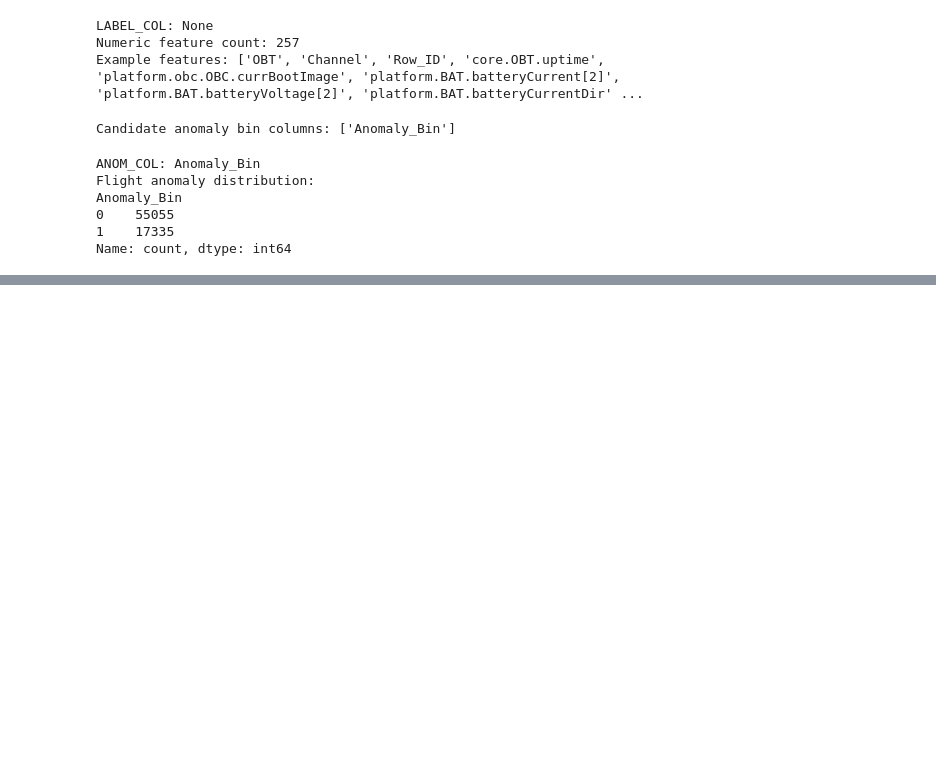
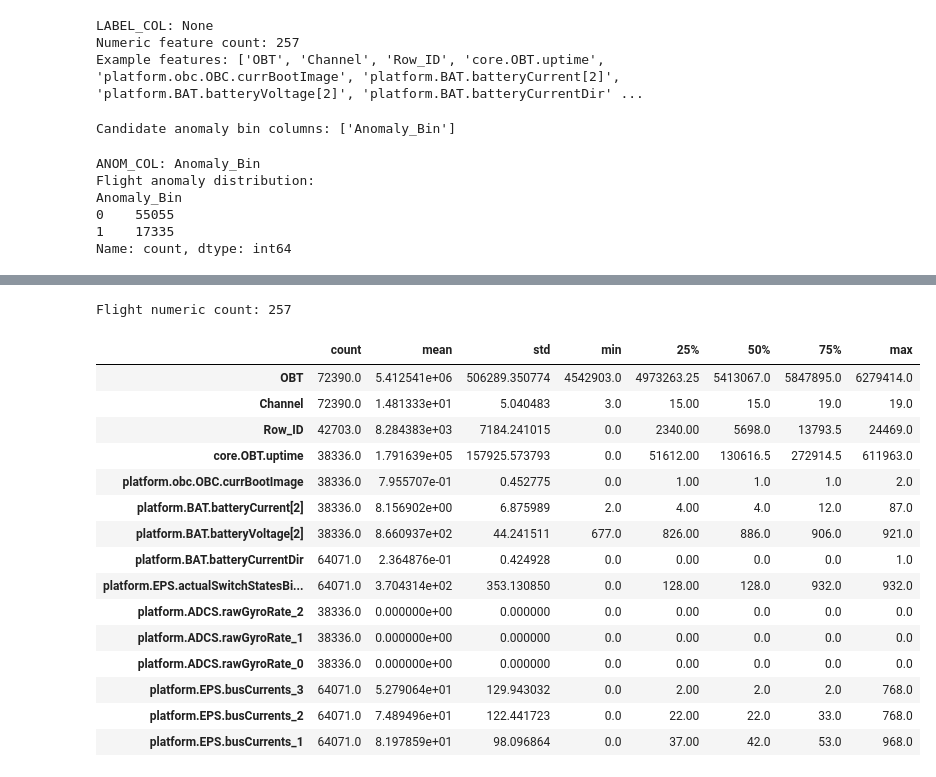
Before and after one commit to pianoforte801/Satellite-Telemetry-Anomaly-Detection-using-Classical-Machine-Learning, a Jupyter notebook: notebooks/EDA.ipynb, the cells around one changed output, grey strips where cells are left out. Drawn from its saved outputs; the diff is of its cells as text; code cells hidden in the pictures; blank space fills up the shorter version.

```diff
--- a/notebooks/EDA.ipynb
+++ b/notebooks/EDA.ipynb
@@ -711,0 +895,24 @@ TypeError: fit_preprocessing() got an unexpected keyword argument 'feature_cols'
+# %%
+import os
+import sys
+import numpy as np
+import pandas as pd
+import matplotlib.pyplot as plt
+
+pd.set_option("display.max_columns", 200)
+
+# Adjust if notebook is inside notebooks/
+PROJECT_ROOT = os.path.abspath(os.path.join(os.getcwd(), ".."))
+DATASET_ROOT = os.path.join(PROJECT_ROOT, "data", "EIRSAT-1 Dataset")
+SRC_DIR      = os.path.join(PROJECT_ROOT, "src")
+
+if SRC_DIR not in sys.path:
+    sys.path.append(SRC_DIR)
+
+import preprocessing
+
+FLIGHT_PATH = os.path.join(DATASET_ROOT, "Flight Test Data", "flighttest_dataset.csv")
+TVAC_PATH   = os.path.join(DATASET_ROOT, "TVAC Test Data", "tvac_dataset.csv")
+
+print("Flight exists:", os.path.exists(FLIGHT_PATH))
+print("TVAC exists  :", os.path.exists(TVAC_PATH))
@@ -711,0 +986,24 @@ TypeError: fit_preprocessing() got an unexpected keyword argument 'feature_cols'
+# %%
+flight_num = flight_df.select_dtypes(include=np.number)
+tvac_num   = tvac_df.select_dtypes(include=np.number)
+
+print("Flight numeric count:", flight_num.shape[1])
+display(flight_num.describe().T.head(15))
+# %% [output]
+Flight numeric count: 257
+|  | count | mean | std | min | 25% | 50% | 75% | max |
+| OBT | 72390.0 | 5.412541e+06 | 506289.350774 | 4542903.0 | 4973263.25 | 5413067.0 | 5847895.0 | 6279414.0 |
+| Channel | 72390.0 | 1.481333e+01 | 5.040483 | 3.0 | 15.00 | 15.0 | 19.0 | 19.0 |
+| Row_ID | 42703.0 | 8.284383e+03 | 7184.241015 | 0.0 | 2340.00 | 5698.0 | 13793.5 | 24469.0 |
+| core.OBT.uptime | 38336.0 | 1.791639e+05 | 157925.573793 | 0.0 | 51612.00 | 130616.5 | 272914.5 | 611963.0 |
+| platform.obc.OBC.currBootImage | 38336.0 | 7.955707e-01 | 0.452775 | 0.0 | 1.00 | 1.0 | 1.0 | 2.0 |
+| platform.BAT.batteryCurrent[2] | 38336.0 | 8.156902e+00 | 6.875989 | 2.0 | 4.00 | 4.0 | 12.0 | 87.0 |
+| platform.BAT.batteryVoltage[2] | 38336.0 | 8.660937e+02 | 44.241511 | 677.0 | 826.00 | 886.0 | 906.0 | 921.0 |
+| platform.BAT.batteryCurrentDir | 64071.0 | 2.364876e-01 | 0.424928 | 0.0 | 0.00 | 0.0 | 0.0 | 1.0 |
+| platform.EPS.actualSwitchStatesBi... | 64071.0 | 3.704314e+02 | 353.130850 | 0.0 | 128.00 | 128.0 | 932.0 | 932.0 |
+| platform.ADCS.rawGyroRate_2 | 38336.0 | 0.000000e+00 | 0.000000 | 0.0 | 0.00 | 0.0 | 0.0 | 0.0 |
+| platform.ADCS.rawGyroRate_1 | 38336.0 | 0.000000e+00 | 0.000000 | 0.0 | 0.00 | 0.0 | 0.0 | 0.0 |
+| platform.ADCS.rawGyroRate_0 | 38336.0 | 0.000000e+00 | 0.000000 | 0.0 | 0.00 | 0.0 | 0.0 | 0.0 |
+| platform.EPS.busCurrents_3 | 64071.0 | 5.279064e+01 | 129.943032 | 0.0 | 2.00 | 2.0 | 2.0 | 768.0 |
+| platform.EPS.busCurrents_2 | 64071.0 | 7.489496e+01 | 122.441723 | 0.0 | 22.00 | 22.0 | 33.0 | 768.0 |
+| platform.EPS.busCurrents_1 | 64071.0 | 8.197859e+01 | 98.096864 | 0.0 | 37.00 | 42.0 | 53.0 | 968.0 |
```
Also changed, not shown: parts of 18 cells of this notebook, 2 other files.
